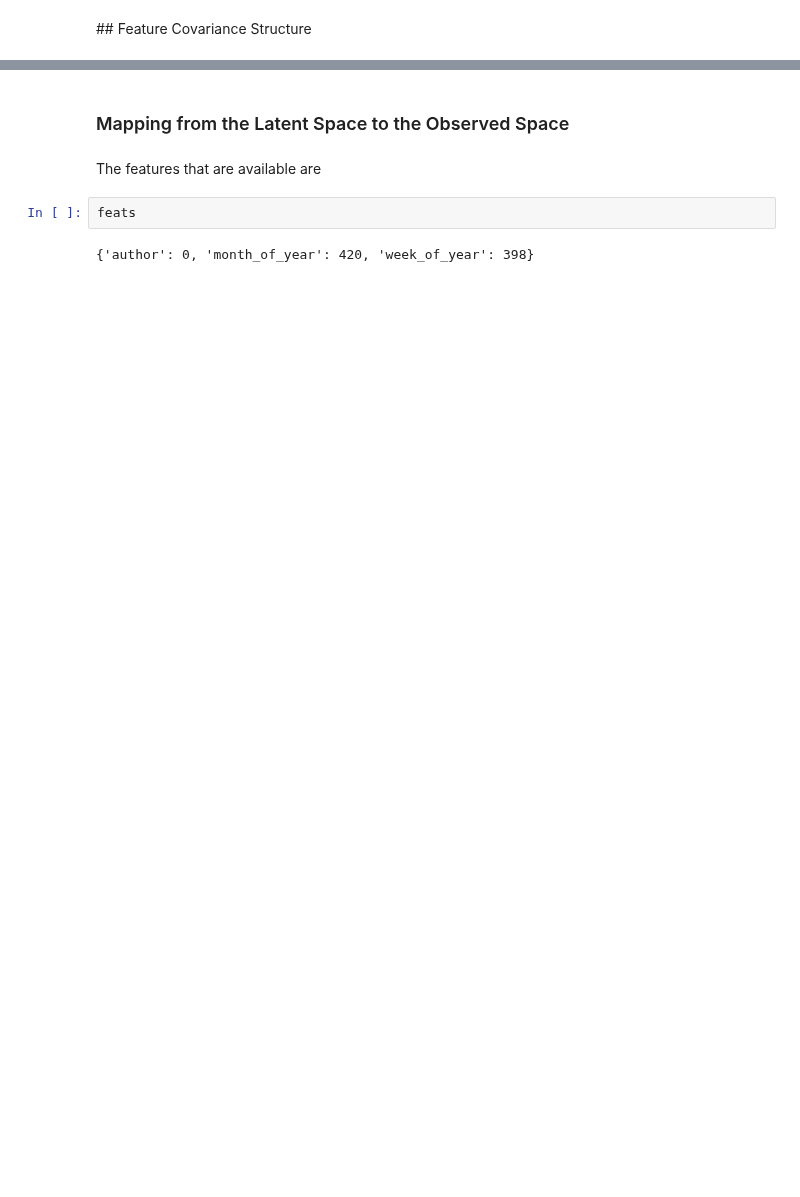
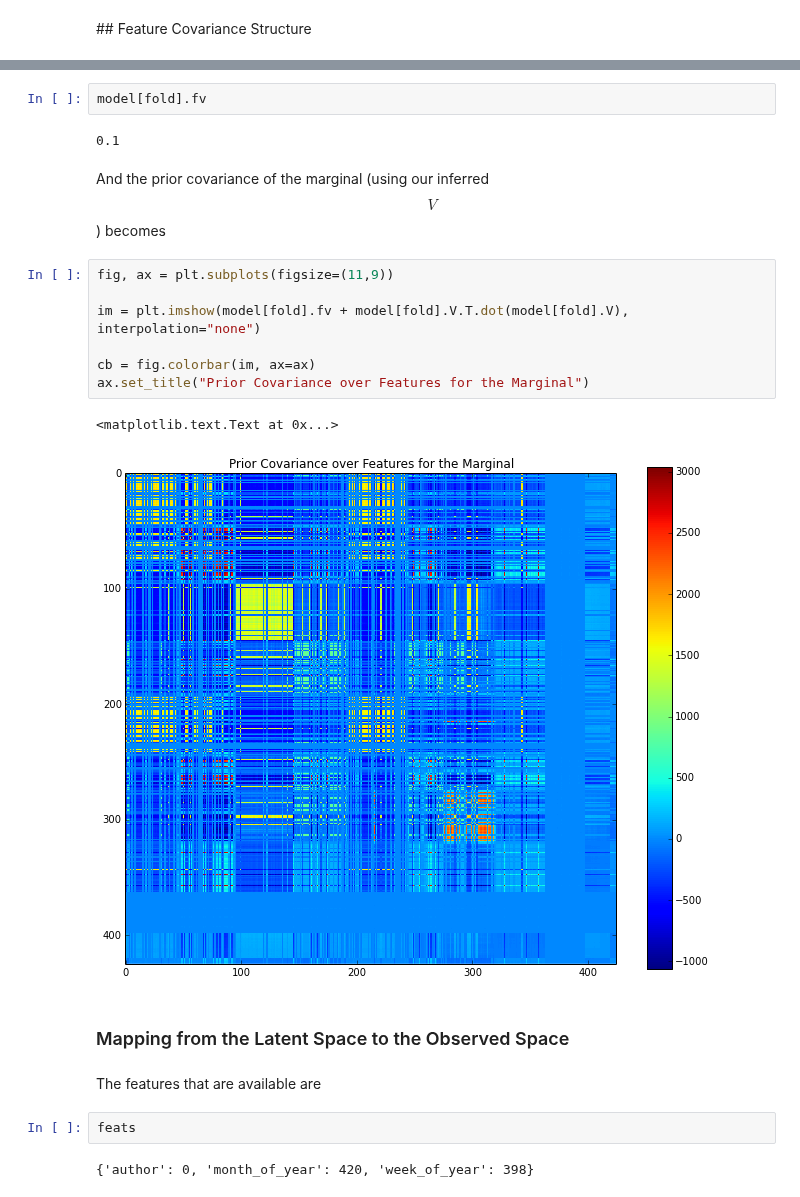
Before and after one commit to budgefeeney/sidetopics, a Jupyter notebook: src/notebooks/StmResultsSheet-Template.ipynb, the cells around one changed output, grey strips where cells are left out. Saved outputs shown, nothing was run; the diff lists cells and outputs as text; blank space fills up the shorter version.

```diff
--- a/src/notebooks/StmResultsSheet-Template.ipynb
+++ b/src/notebooks/StmResultsSheet-Template.ipynb
@@ -630,3 +650,19 @@ ax.set_title("Latent Feature Covariance")
+# %%
+model[fold].fv
+# %% [output]
+0.1
+# %% [markdown]
+And the prior covariance of the marginal (using our inferred $$V$$) becomes
+# %%
+fig, ax = plt.subplots(figsize=(11,9))
+
+im = plt.imshow(model[fold].fv + model[fold].V.T.dot(model[fold].V), interpolation="none")
+
+cb = fig.colorbar(im, ax=ax)
+ax.set_title("Prior Covariance over Features for the Marginal")
+# %% [output]
+<matplotlib.text.Text at 0x...>
+[figure, added]
 # %% [markdown]
 ### Mapping from the Latent Space to the Observed Space
 # %% [markdown]
```
Also changed, not shown: parts of 33 cells of this notebook.
